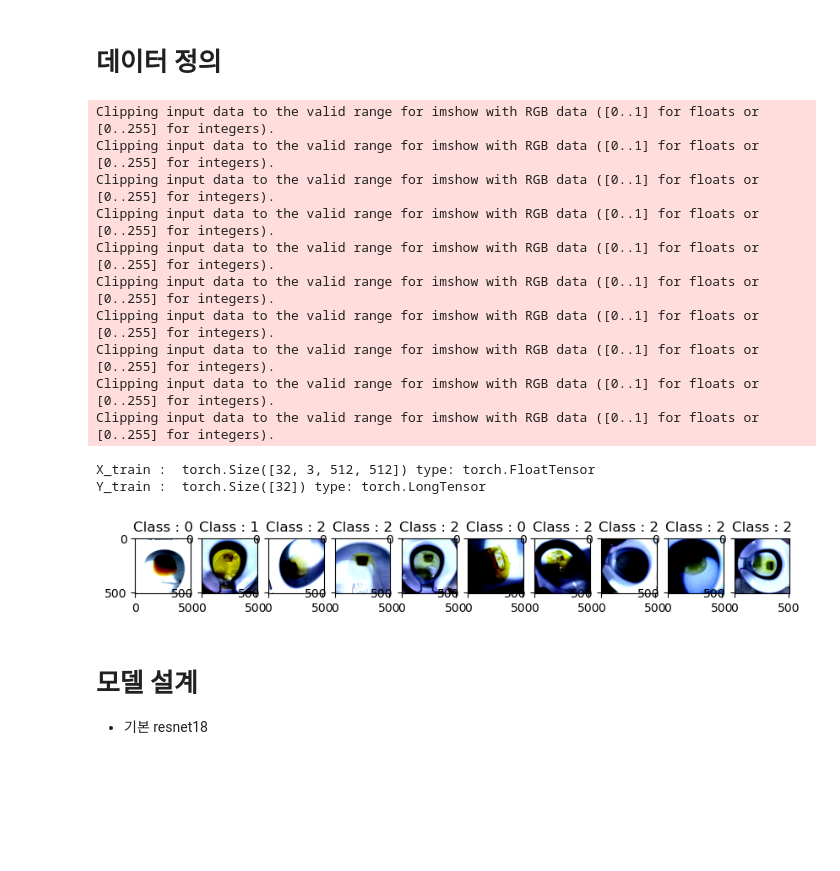
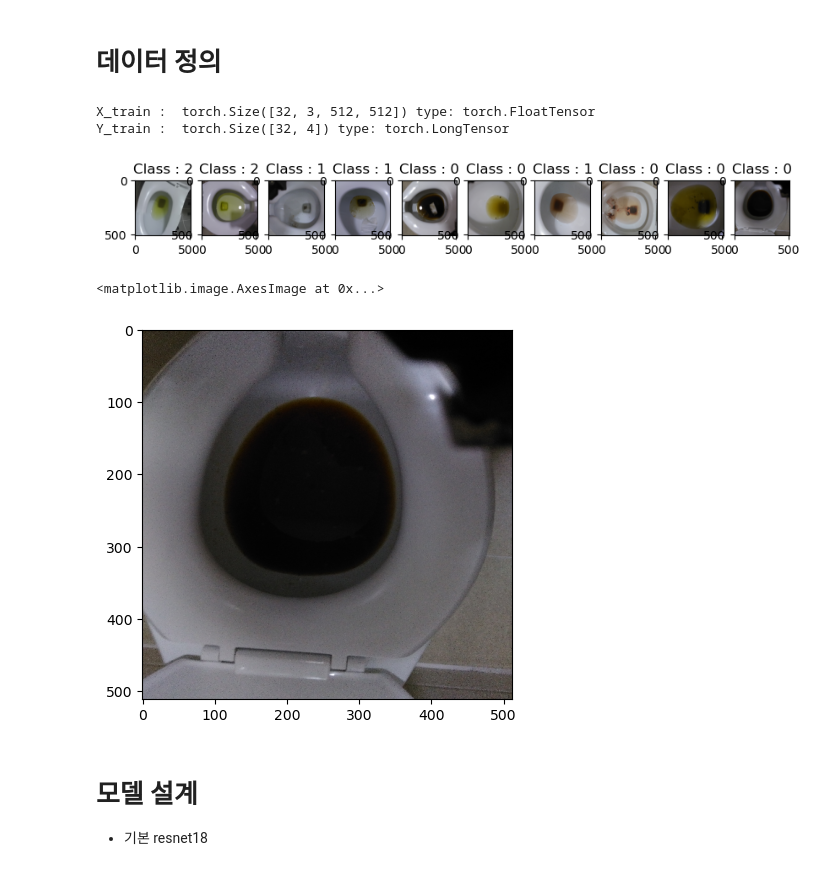
Before and after one commit to bub3690/Bowel_Movement_Cleaness, a Jupyter notebook: classification_sub/multivariate_classification.ipynb, the cells around one changed output. Cells and saved outputs as stored; diff of their text form; code cells hidden in the pictures; blank space fills up the shorter version.

```diff
--- a/classification_sub/multivariate_classification.ipynb
+++ b/classification_sub/multivariate_classification.ipynb
@@ -108,14 +112,10 @@ label_df
 import torch
 from torch.utils.data import Dataset, DataLoader
 
-classes = [0,1,2]
-fff=None
-
 class BowelDataset(Dataset):
-    def __init__(self, data_path_list,classes,to_tensor,transform):
+    def __init__(self, data_path_list,to_tensor,transform):
         self.data_path_list = data_path_list
         self.label = BowelDataset.get_label(self.data_path_list)
-        self.classes = classes
         self.to_tensor = to_tensor
         self.transform = transform
 
@@ -127,7 +127,11 @@ class BowelDataset(Dataset):
         label_list=[]
         for x in data_path_list:
             #이 부분 더 빠르게 못고치나?
-            label_list.append( label_df[label_df["file_name"]==x]['label'].values  )
+            #multi label
+            #color	residue	turbidity	label
+            row=label_df[label_df["file_name"]==x]
+            multilabels=row[["color","residue","turbidity","label"]].values[0].tolist()
+            label_list.append( multilabels  )
         return label_list
 
     def __getitem__(self, idx):
@@ -140,7 +144,7 @@ class BowelDataset(Dataset):
         if self.transform:
             #1. 이미지 사이즈 변환
             image=self.transform(image).type(torch.float32)# 이미지 0~1 정규화
-        return image, torch.tensor(self.classes.index(self.label[idx]))
+        return image, torch.tensor(self.label[idx])
 # %%
 
 #3. 하이퍼 파라미터
@@ -149,13 +153,14 @@ EPOCHS = 50 # 전체 데이터 셋을 50번 반복
 lr=1e-4
 # %%
 #DATA LOADER 함수가 BATCH_size 단위로 분리해 지정.
+
+
 train_loader = torch.utils.data.DataLoader(dataset =
                                            BowelDataset(X_train,
-                                                       classes,
                                                        to_tensor = transforms.ToTensor(),
                                                        transform = torch.nn.Sequential(
                                                             transforms.Resize([512,512]),
-                                                            transforms.Normalize((0.485, 0.456, 0.406), (0.229, 0.224, 0.225)),
+                                                            #transforms.Normalize((0.485, 0.456, 0.406), (0.229, 0.224, 0.225)),
                                                         )
                                                       ),
                                            batch_size = BATCH_SIZE,
@@ -164,11 +169,10 @@ train_loader = torch.utils.data.DataLoader(dataset =
                                            ) # 순서가 암기되는것을 막기위해.
 valid_loader = torch.utils.data.DataLoader(dataset =
                                            BowelDataset(X_valid,
-                                                       classes,
                                                        to_tensor = transforms.ToTensor(),
                                                        transform = torch.nn.Sequential(
                                                             transforms.Resize([512,512]),
-                                                            transforms.Normalize((0.485, 0.456, 0.406), (0.229, 0.224, 0.225)),
+                                                            #transforms.Normalize((0.485, 0.456, 0.406), (0.229, 0.224, 0.225)),
                                                         )
                                                       ),
                                            batch_size = BATCH_SIZE,
@@ -177,11 +181,10 @@ valid_loader = torch.utils.data.DataLoader(dataset =
 
 test_loader = torch.utils.data.DataLoader(dataset =
                                            BowelDataset(X_test,
-                                                       classes,
                                                        to_tensor = transforms.ToTensor(),
                                                        transform = torch.nn.Sequential(
                                                             transforms.Resize([512,512]),
-                                                            transforms.Normalize((0.485, 0.456, 0.406), (0.229, 0.224, 0.225)),
+                                                            #transforms.Normalize((0.485, 0.456, 0.406), (0.229, 0.224, 0.225)),
                                                         )
                                                       ),
                                            batch_size = BATCH_SIZE,
@@ -189,33 +192,32 @@ test_loader = torch.utils.data.DataLoader(dataset =
 # %%
 
 # 4. 데이터 확인하기
+#현재 이미지 문제점 : 검게 출력되는 이미지들이 보인다.
+#normalize 과정이 문제되는 것으로 생각된다.
+
 for (X_train_sample,Y_train_sample) in train_loader:
     print("X_train : ",X_train_sample.size(),'type:',X_train_sample.type())
     print("Y_train : ",Y_train_sample.size(),'type:',Y_train_sample.type())
     break
 
 pltsize = 1
 plt.figure(figsize=(10*pltsize,pltsize))#하나당 10,1
 
 for i in range(10):
     plt.subplot(1,10,i+1)
     transposed_img = np.transpose(X_train_sample[i].detach().numpy(),(1,2,0))
     plt.imshow(transposed_img )# 배치에서 10개만 추출
-    plt.title('Class : '+str(Y_train_sample[i].item()))
+    plt.title('Class : '+str(Y_train_sample[i][3].item()))
 # %% [output]
-Clipping input data to the valid range for imshow with RGB data ([0..1] for floats or [0..255] for integers).
-Clipping input data to the valid range for imshow with RGB data ([0..1] for floats or [0..255] for integers).
-Clipping input data to the valid range for imshow with RGB data ([0..1] for floats or [0..255] for integers).
-Clipping input data to the valid range for imshow with RGB data ([0..1] for floats or [0..255] for integers).
-Clipping input data to the valid range for imshow with RGB data ([0..1] for floats or [0..255] for integers).
-Clipping input data to the valid range for imshow with RGB data ([0..1] for floats or [0..255] for integers).
-Clipping input data to the valid range for imshow with RGB data ([0..1] for floats or [0..255] for integers).
-Clipping input data to the valid range for imshow with RGB data ([0..1] for floats or [0..255] for integers).
-Clipping input data to the valid range for imshow with RGB data ([0..1] for floats or [0..255] for integers).
-Clipping input data to the valid range for imshow with RGB data ([0..1] for floats or [0..255] for integers).
+X_train :  torch.Size([32, 3, 512, 512]) type: torch.FloatTensor
+Y_train :  torch.Size([32, 4]) type: torch.LongTensor
-X_train :  torch.Size([32, 3, 512, 512]) type: torch.FloatTensor
-Y_train :  torch.Size([32]) type: torch.LongTensor
-[figure, old version]
+[figure, new version]
+# %%
+transposed_img=np.transpose(X_train_sample[i].detach().numpy(),(1,2,0))
+plt.imshow(transposed_img )
+# %% [output]
+<matplotlib.image.AxesImage at 0x...>
+[figure, added]
 # %% [markdown]
 # 모델 설계
 
```
Also changed, not shown: parts of 2 cells of this notebook, 6 other files.
